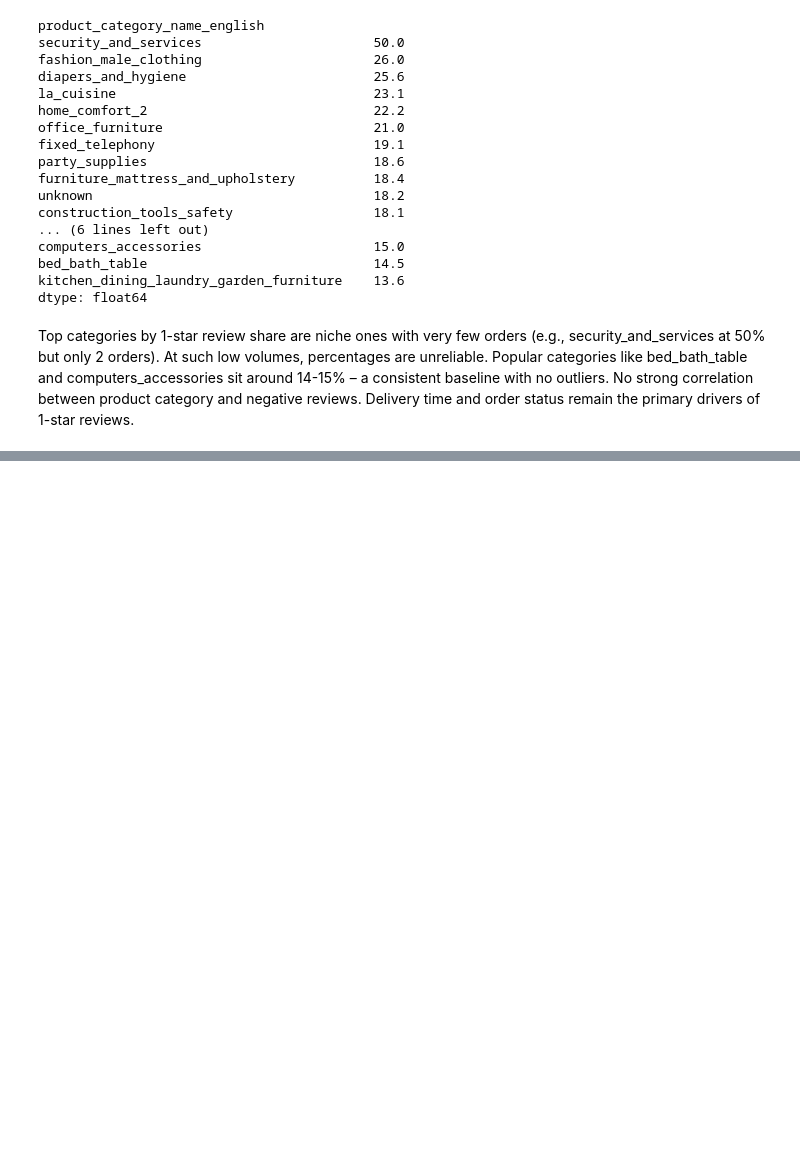
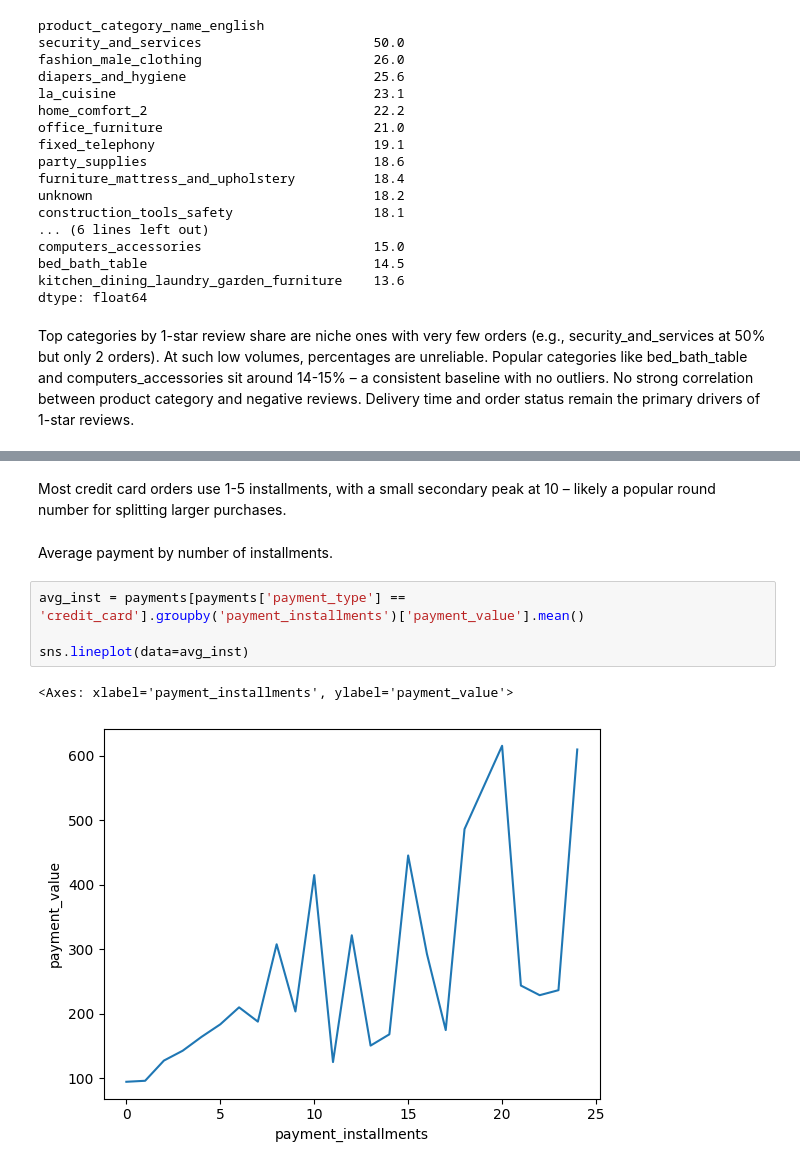
Before and after one commit to norriddx/ecommerce-orders-analysis, a Jupyter notebook: notebooks/eda.ipynb, the cells around one changed output, grey strips where cells are left out. Cells and saved outputs as stored; diff of their text form; blank space fills up the shorter version.

```diff
--- a/notebooks/eda.ipynb
+++ b/notebooks/eda.ipynb
@@ -857,0 +908,11 @@ Top categories by 1-star review share are niche ones with very few orders (e.g.,
+# %% [markdown]
+Most credit card orders use 1-5 installments, with a small secondary peak at 10 – likely a popular round number for splitting larger purchases.
+# %% [markdown]
+Average payment by number of installments.
+# %%
+avg_inst = payments[payments['payment_type'] == 'credit_card'].groupby('payment_installments')['payment_value'].mean()
+
+sns.lineplot(data=avg_inst)
+# %% [output]
+<Axes: xlabel='payment_installments', ylabel='payment_value'>
+[figure, added]
```
Also changed, not shown: parts of 14 cells of this notebook.
